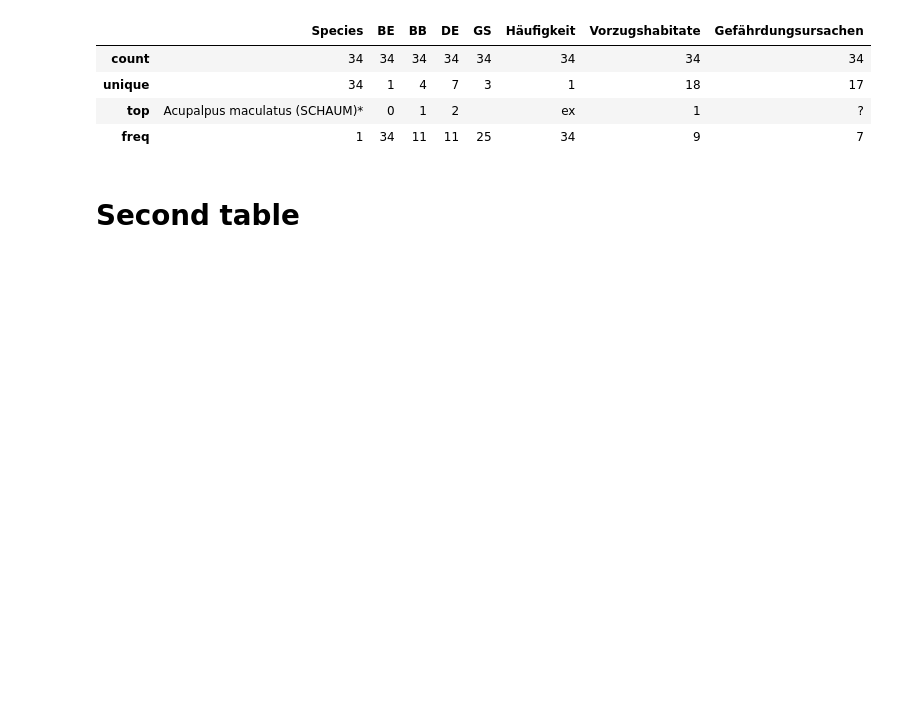
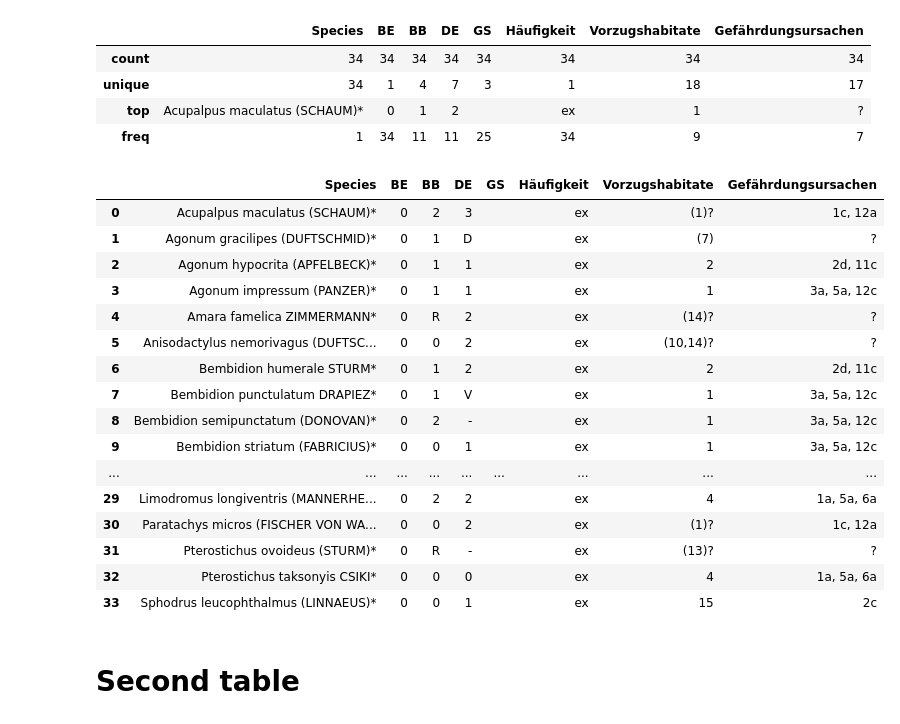
Before and after one commit to Zzzhenya/Berlin-red-list, a Jupyter notebook: Insecta/Coleoptera_Carabidae - Ground beetle/Coleoptera_Carabidae_Laufkäfer.ipynb, the cells around one changed output. Drawn from its saved outputs; the diff is of its cells as text; code cells hidden in the pictures; blank space fills up the shorter version.

```diff
--- a/Insecta/Coleoptera_Carabidae - Ground beetle/Coleoptera_Carabidae_Laufkäfer.ipynb
+++ b/Insecta/Coleoptera_Carabidae - Ground beetle/Coleoptera_Carabidae_Laufkäfer.ipynb
@@ -454,5 +454,25 @@ df3.describe()
 | unique | 34 | 1 | 4 | 7 | 3 | 1 | 18 | 17 |
 | top | Acupalpus maculatus (SCHAUM)* | 0 | 1 | 2 |  | ex | 1 | ? |
 | freq | 1 | 34 | 11 | 11 | 25 | 34 | 9 | 7 |
+# %%
+df2
+# %% [output]
+|  | Species | BE | BB | DE | GS | Häufigkeit | Vorzugshabitate | Gefährdungsursachen |
+| 0 | Acupalpus maculatus (SCHAUM)* | 0 | 2 | 3 |  | ex | (1)? | 1c, 12a |
+| 1 | Agonum gracilipes (DUFTSCHMID)* | 0 | 1 | D |  | ex | (7) | ? |
+| 2 | Agonum hypocrita (APFELBECK)* | 0 | 1 | 1 |  | ex | 2 | 2d, 11c |
+| 3 | Agonum impressum (PANZER)* | 0 | 1 | 1 |  | ex | 1 | 3a, 5a, 12c |
+| 4 | Amara famelica ZIMMERMANN* | 0 | R | 2 |  | ex | (14)? | ? |
+| 5 | Anisodactylus nemorivagus (DUFTSC... | 0 | 0 | 2 |  | ex | (10,14)? | ? |
+| 6 | Bembidion humerale STURM* | 0 | 1 | 2 |  | ex | 2 | 2d, 11c |
+| 7 | Bembidion punctulatum DRAPIEZ* | 0 | 1 | V |  | ex | 1 | 3a, 5a, 12c |
+| 8 | Bembidion semipunctatum (DONOVAN)* | 0 | 2 | - |  | ex | 1 | 3a, 5a, 12c |
+| 9 | Bembidion striatum (FABRICIUS)* | 0 | 0 | 1 |  | ex | 1 | 3a, 5a, 12c |
+| ... | ... | ... | ... | ... | ... | ... | ... | ... |
+| 29 | Limodromus longiventris (MANNERHE... | 0 | 2 | 2 |  | ex | 4 | 1a, 5a, 6a |
+| 30 | Paratachys micros (FISCHER VON WA... | 0 | 0 | 2 |  | ex | (1)? | 1c, 12a |
+| 31 | Pterostichus ovoideus (STURM)* | 0 | R | - |  | ex | (13)? | ? |
+| 32 | Pterostichus taksonyis CSIKI* | 0 | 0 | 0 |  | ex | 4 | 1a, 5a, 6a |
+| 33 | Sphodrus leucophthalmus (LINNAEUS)* | 0 | 0 | 1 |  | ex | 15 | 2c |
 # %%
 # export the dataframe as CSV- without dates
```
Also changed, not shown: parts of 2 cells of this notebook.
